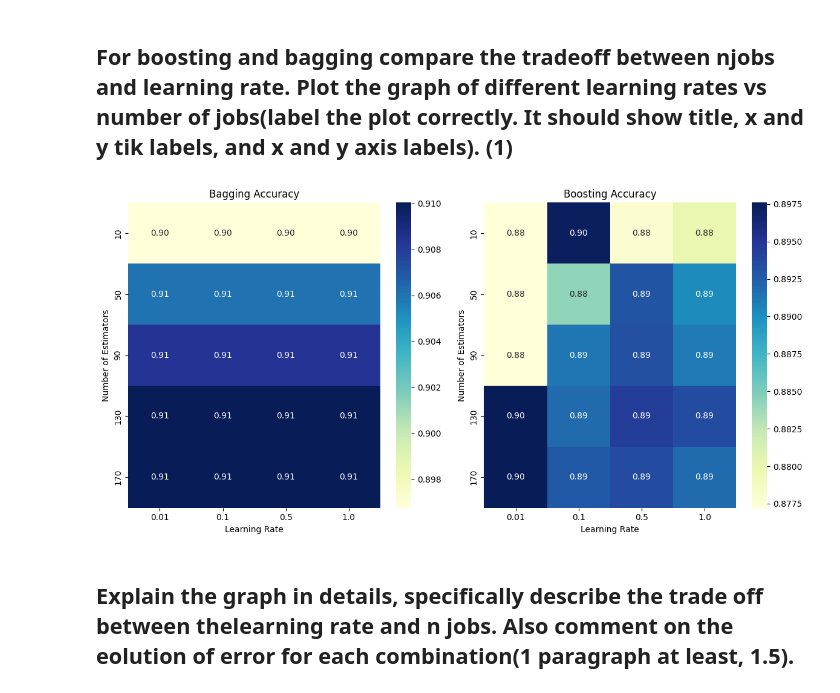
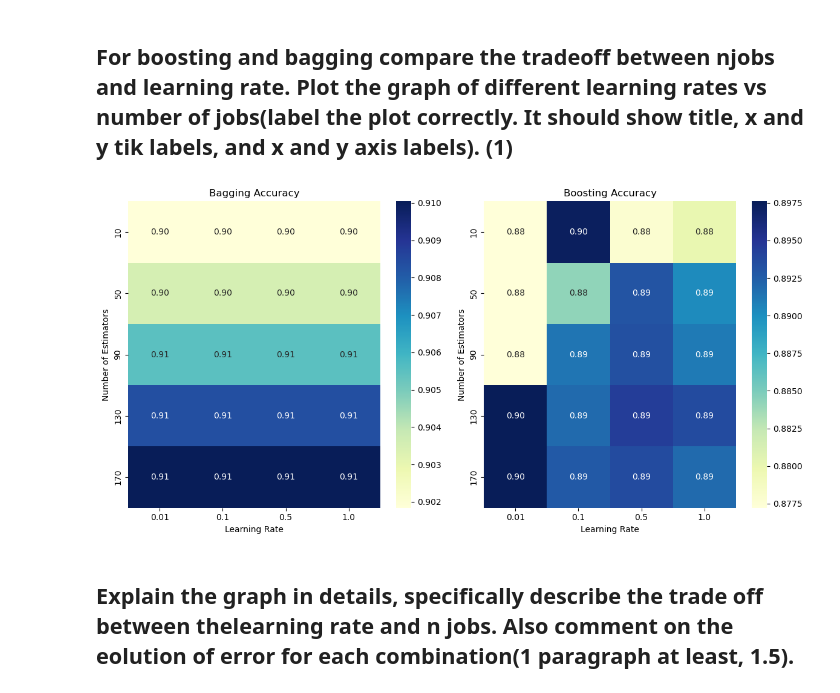
Before and after one commit to WK025/machine_learning, a Jupyter notebook: A1/Assignment 02_Group05.ipynb, the cells around one changed output. Saved outputs shown, nothing was run; the diff lists cells and outputs as text; code cells hidden in the pictures.

```diff
--- a/A1/Assignment 02_Group05.ipynb
+++ b/A1/Assignment 02_Group05.ipynb
@@ -26,10 +26,13 @@ OSI_g05 = pd.read_csv(filename_g05, header=0)
 OSI_g05["Weekend"] = OSI_g05["Weekend"].astype(int)
 OSI_g05["Revenue"] = OSI_g05["Revenue"].astype(int)
 
-month_dict_g05 = {"Jan":1, "Feb":2, "Mar":3, "Apr":4, "May":5, "June":6, "Jul":7, "Aug":8, "Sep":9, "Oc t":10, "Nov":11, "Dec":12}
+month_dict_g05 = {"Jan":1, "Feb":2, "Mar":3, "Apr":4, "May":5, "June":6,
+                  "Jul":7, "Aug":8, "Sep":9, "Oc t":10, "Nov":11, "Dec":12}
 OSI_g05["Month"] = OSI_g05["Month"].map(month_dict_g05)
 
-OSI_g05.insert(loc=16, column="VisitorTypeNumeric", value=pd.factorize(OSI_g05['VisitorType'])[0] + 1)
+OSI_g05.insert(loc=16,
+               column="VisitorTypeNumeric",
+               value=pd.factorize(OSI_g05['VisitorType'])[0] + 1)
 OSI_g05 = OSI_g05.drop('VisitorType', axis=1)
 
 OSI_g05.head(6)
@@ -311,11 +313,13 @@ weathersit:
 # %% [markdown]
 # Intermediate Steps (Essential, no points granted)
 # %%
-from sklearn.ensemble import AdaBoostClassifier, GradientBoostingClassifier, BaggingClassifier
+from sklearn.ensemble import AdaBoostClassifier, \
+    GradientBoostingClassifier, BaggingClassifier
 from sklearn.model_selection import GridSearchCV
 from sklearn.model_selection import train_test_split
 from sklearn.tree import DecisionTreeClassifier
-from sklearn.metrics import classification_report, confusion_matrix, accuracy_score, roc_auc_score
+from sklearn.metrics import classification_report, confusion_matrix, \
+    accuracy_score, roc_auc_score
 from sklearn.preprocessing import MinMaxScaler
 from sklearn.svm import SVC
 
@@ -326,6 +330,7 @@ y_OSI_g05 = OSI_g05.iloc[:,-1:].to_numpy()
 # print(X_OSI_g05)
 # print(y_OSI_g05)
 
-OSIX_train_g05, OSIX_test_g05, OSIy_train_g05, OSIy_test_g05 = train_test_split(X_OSI_g05, y_OSI_g05, test_size=0.30, random_state=3316)
+OSIX_train_g05, OSIX_test_g05, OSIy_train_g05, OSIy_test_g05 = \
+    train_test_split(X_OSI_g05, y_OSI_g05, test_size=0.30, random_state=3316)
 # %%
 # X_BSH_g05 = BSH_g05.loc[:, BSH_g05.columns != 'cnt'].to_numpy()
@@ -1009,56 +1028,62 @@ from sklearn.exceptions import DataConversionWarning
 
 # Suppress DataConversionWarning
 warnings.filterwarnings("ignore", category=DataConversionWarning)
 
 # Define a range of n_estimators and learning rates to try
-n_estimators_values = [10, 50, 90, 130, 170]
-learning_rates = [0.01, 0.1, 0.5, 1.0]
+n_estimators_values_g05 = [10, 50, 90, 130, 170]
+learning_rates_g05 = [0.01, 0.1, 0.5, 1.0]
 
-bagging_accuracies = []
-boosting_accuracies = []
+bagging_accuracies_g05 = []
+boosting_accuracies_g05 = []
 
 # Iterate over different combinations of n_estimators and learning rates
-for n_estimators in n_estimators_values:
-    for learning_rate in learning_rates:
+for n_estimators_g05 in n_estimators_values_g05:
+    for learning_rate_g05 in learning_rates_g05:
         # Bagging Classifier (Random Forest)
-        clf_bag = RandomForestClassifier(n_estimators=n_estimators, max_depth=None, random_state=42)
-        clf_bag.fit(OSIX_train_g05, OSIy_train_g05)
-        y_bag_pred = clf_bag.predict(OSIX_test_g05)
-        bag_accuracy = accuracy_score(OSIy_test_g05, y_bag_pred)
-        bagging_accuracies.append(bag_accuracy)
+        clf_bag_g05 = RandomForestClassifier(n_estimators=n_estimators_g05,
+                                             max_depth=None,
+                                             random_state=3316)
+        clf_bag_g05.fit(OSIX_train_g05, OSIy_train_g05.ravel())
+        y_bag_pred_g05 = clf_bag_g05.predict(OSIX_test_g05)
+        bag_accuracy_g05 = accuracy_score(OSIy_test_g05, y_bag_pred_g05)
+        bagging_accuracies_g05.append(bag_accuracy_g05)
 
         # Boosting Classifier (AdaBoost)
-        clf_boost = AdaBoostClassifier(n_estimators=n_estimators, learning_rate=learning_rate, random_state=42)
-        clf_boost.fit(OSIX_train_g05, OSIy_train_g05)
-        y_boost_pred = clf_boost.predict(OSIX_test_g05)
-        boost_accuracy = accuracy_score(OSIy_test_g05, y_boost_pred)
-        boosting_accuracies.append(boost_accuracy)
+        clf_boost_g05 = AdaBoostClassifier(n_estimators=n_estimators_g05,
+                                       learning_rate=learning_rate_g05,
+                                       random_state=3316)
+        clf_boost_g05.fit(OSIX_train_g05, OSIy_train_g05.ravel())
+        y_boost_pred_g05 = clf_boost_g05.predict(OSIX_test_g05)
+        boost_accuracy_g05 = accuracy_score(OSIy_test_g05, y_boost_pred_g05)
+        boosting_accuracies_g05.append(boost_accuracy_g05)
 
 # Reshape the accuracy lists into grids for plotting
-bagging_accuracies = np.array(bagging_accuracies).reshape(len(n_estimators_values), len(learning_rates))
-boosting_accuracies = np.array(boosting_accuracies).reshape(len(n_estimators_values), len(learning_rates))
+bagging_accuracies_g05 = np.array(bagging_accuracies_g05)\
+    .reshape(len(n_estimators_values_g05), len(learning_rates_g05))
+boosting_accuracies_g05 = np.array(boosting_accuracies_g05)\
+    .reshape(len(n_estimators_values_g05), len(learning_rates_g05))
 
 # Create a heatmap for bagging
 plt.figure(figsize=(12, 6))
 plt.subplot(1, 2, 1)
-sns.heatmap(bagging_accuracies, annot=True, fmt=".2f", cmap="YlGnBu",
-            xticklabels=learning_rates, yticklabels=n_estimators_values)
+sns.heatmap(bagging_accuracies_g05, annot=True, fmt=".2f", cmap="YlGnBu",
+            xticklabels=learning_rates_g05, yticklabels=n_estimators_values_g05)
 plt.title("Bagging Accuracy")
 plt.xlabel("Learning Rate")
 plt.ylabel("Number of Estimators")
 
 # Create a heatmap for boosting
 plt.subplot(1, 2, 2)
-sns.heatmap(boosting_accuracies, annot=True, fmt=".2f", cmap="YlGnBu",
-            xticklabels=learning_rates, yticklabels=n_estimators_values)
+sns.heatmap(boosting_accuracies_g05, annot=True, fmt=".2f", cmap="YlGnBu",
+            xticklabels=learning_rates_g05, yticklabels=n_estimators_values_g05)
 plt.title("Boosting Accuracy")
 plt.xlabel("Learning Rate")
 plt.ylabel("Number of Estimators")
 
 plt.tight_layout()
 plt.show()
 # %% [output]
-[figure, old version]
+[figure, new version]
 # %% [markdown]
 ## Explain the graph in details, specifically describe the trade off between thelearning rate and n jobs. Also comment on the eolution of error for each combination(1 paragraph at least, 1.5).
 # %% [markdown]
```
Also changed, not shown: parts of 34 cells of this notebook, 2 other files.
